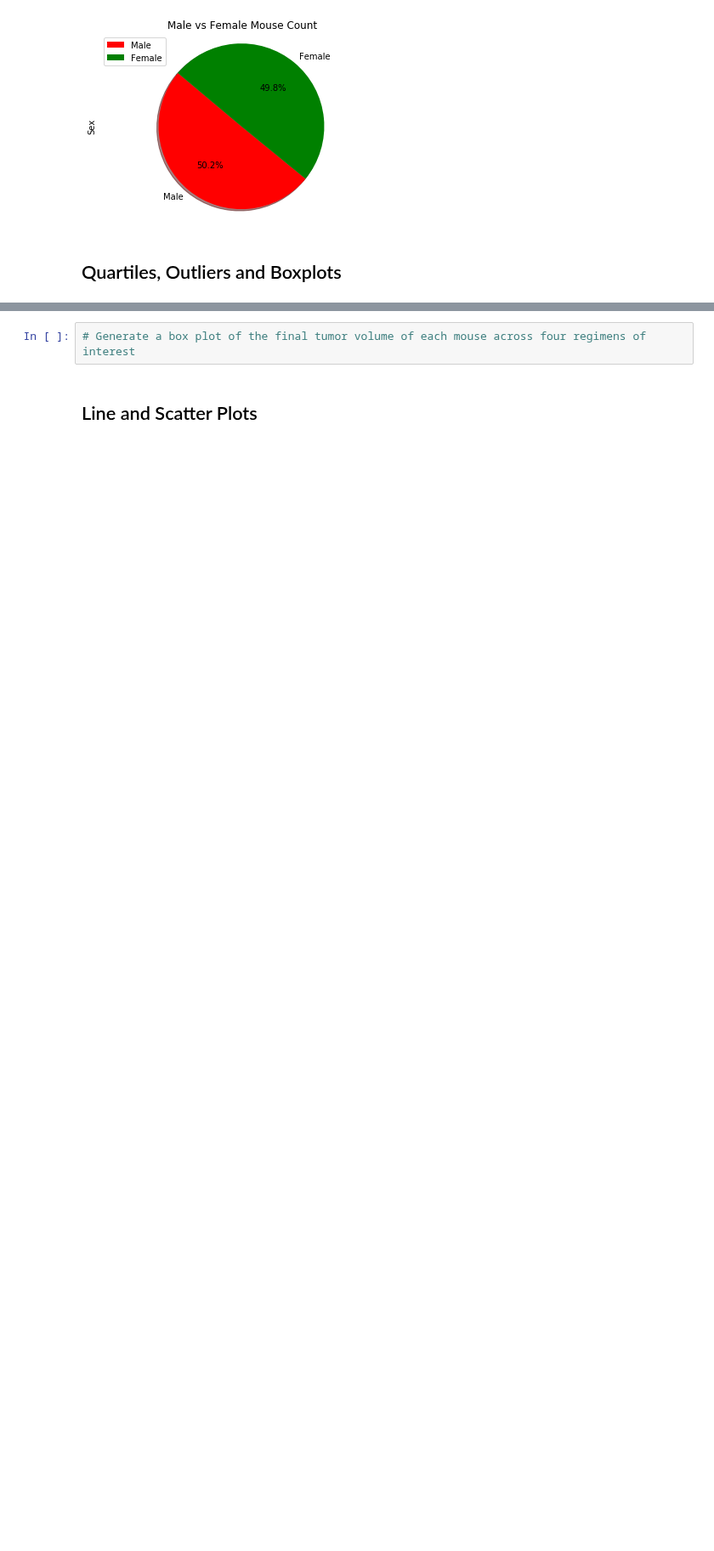
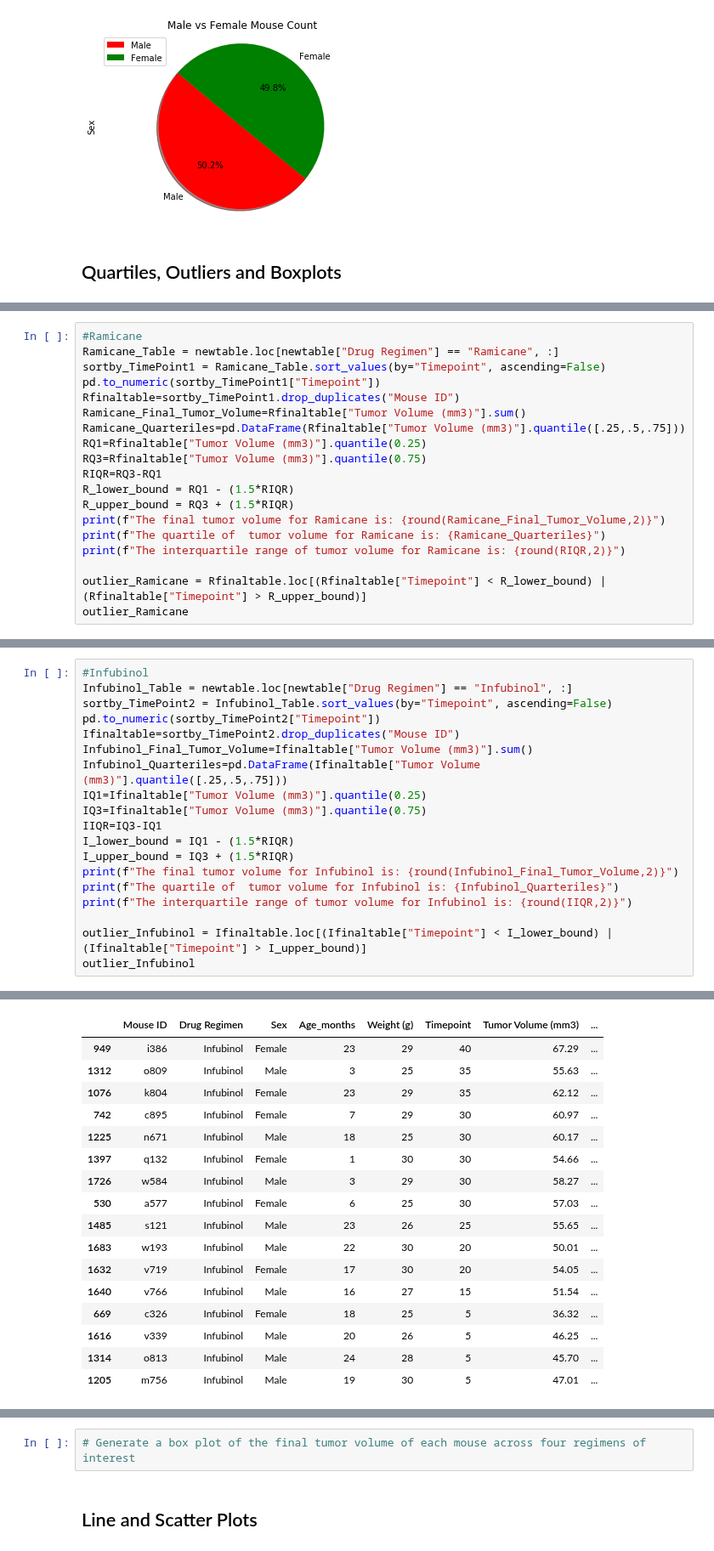
Before and after one commit to olivesun1213/Matplotlib, a Jupyter notebook: Unit 05 - Matplotlib_Homework_Instructions_Pymaceuticals_pymaceuticals_starter.ipynb, the cells around one changed output, grey strips where cells are left out. Shown at 85% size. Saved outputs shown, nothing was run; the diff lists cells and outputs as text; blank space fills up the shorter version.

```diff
--- a/Unit 05 - Matplotlib_Homework_Instructions_Pymaceuticals_pymaceuticals_starter.ipynb
+++ b/Unit 05 - Matplotlib_Homework_Instructions_Pymaceuticals_pymaceuticals_starter.ipynb
@@ -320,0 +330,19 @@ The interquartile range of tumor volume for Capomlin is: 7.78
+# %%
+#Ramicane
+Ramicane_Table = newtable.loc[newtable["Drug Regimen"] == "Ramicane", :]
+sortby_TimePoint1 = Ramicane_Table.sort_values(by="Timepoint", ascending=False)
+pd.to_numeric(sortby_TimePoint1["Timepoint"])
+Rfinaltable=sortby_TimePoint1.drop_duplicates("Mouse ID")
+Ramicane_Final_Tumor_Volume=Rfinaltable["Tumor Volume (mm3)"].sum()
+Ramicane_Quarteriles=pd.DataFrame(Rfinaltable["Tumor Volume (mm3)"].quantile([.25,.5,.75]))
+RQ1=Rfinaltable["Tumor Volume (mm3)"].quantile(0.25)
+RQ3=Rfinaltable["Tumor Volume (mm3)"].quantile(0.75)
+RIQR=RQ3-RQ1
+R_lower_bound = RQ1 - (1.5*RIQR)
+R_upper_bound = RQ3 + (1.5*RIQR)
+print(f"The final tumor volume for Ramicane is: {round(Ramicane_Final_Tumor_Volume,2)}")
+print(f"The quartile of  tumor volume for Ramicane is: {Ramicane_Quarteriles}")
+print(f"The interquartile range of tumor volume for Ramicane is: {round(RIQR,2)}")
+
+outlier_Ramicane = Rfinaltable.loc[(Rfinaltable["Timepoint"] < R_lower_bound) | (Rfinaltable["Timepoint"] > R_upper_bound)]
+outlier_Ramicane
@@ -320,0 +359,20 @@ The interquartile range of tumor volume for Capomlin is: 7.78
+# %%
+#Infubinol
+Infubinol_Table = newtable.loc[newtable["Drug Regimen"] == "Infubinol", :]
+sortby_TimePoint2 = Infubinol_Table.sort_values(by="Timepoint", ascending=False)
+pd.to_numeric(sortby_TimePoint2["Timepoint"])
+Ifinaltable=sortby_TimePoint2.drop_duplicates("Mouse ID")
+Infubinol_Final_Tumor_Volume=Ifinaltable["Tumor Volume (mm3)"].sum()
+Infubinol_Quarteriles=pd.DataFrame(Ifinaltable["Tumor Volume (mm3)"].quantile([.25,.5,.75]))
+IQ1=Ifinaltable["Tumor Volume (mm3)"].quantile(0.25)
+IQ3=Ifinaltable["Tumor Volume (mm3)"].quantile(0.75)
+IIQR=IQ3-IQ1
+I_lower_bound = IQ1 - (1.5*RIQR)
+I_upper_bound = IQ3 + (1.5*RIQR)
+print(f"The final tumor volume for Infubinol is: {round(Infubinol_Final_Tumor_Volume,2)}")
+print(f"The quartile of  tumor volume for Infubinol is: {Infubinol_Quarteriles}")
+print(f"The interquartile range of tumor volume for Infubinol is: {round(IIQR,2)}")
+
+outlier_Infubinol = Ifinaltable.loc[(Ifinaltable["Timepoint"] < I_lower_bound) | (Ifinaltable["Timepoint"] > I_upper_bound)]
+outlier_Infubinol
+# %% [output]
@@ -320,0 +385,17 @@ The interquartile range of tumor volume for Capomlin is: 7.78
+|  | Mouse ID | Drug Regimen | Sex | Age_months | Weight (g) | Timepoint | Tumor Volume (mm3) | ... |
+| 949 | i386 | Infubinol | Female | 23 | 29 | 40 | 67.29 | ... |
+| 1312 | o809 | Infubinol | Male | 3 | 25 | 35 | 55.63 | ... |
+| 1076 | k804 | Infubinol | Female | 23 | 29 | 35 | 62.12 | ... |
+| 742 | c895 | Infubinol | Female | 7 | 29 | 30 | 60.97 | ... |
+| 1225 | n671 | Infubinol | Male | 18 | 25 | 30 | 60.17 | ... |
+| 1397 | q132 | Infubinol | Female | 1 | 30 | 30 | 54.66 | ... |
+| 1726 | w584 | Infubinol | Male | 3 | 29 | 30 | 58.27 | ... |
+| 530 | a577 | Infubinol | Female | 6 | 25 | 30 | 57.03 | ... |
+| 1485 | s121 | Infubinol | Male | 23 | 26 | 25 | 55.65 | ... |
+| 1683 | w193 | Infubinol | Male | 22 | 30 | 20 | 50.01 | ... |
+| 1632 | v719 | Infubinol | Female | 17 | 30 | 20 | 54.05 | ... |
+| 1640 | v766 | Infubinol | Male | 16 | 27 | 15 | 51.54 | ... |
+| 669 | c326 | Infubinol | Female | 18 | 25 | 5 | 36.32 | ... |
+| 1616 | v339 | Infubinol | Male | 20 | 26 | 5 | 46.25 | ... |
+| 1314 | o813 | Infubinol | Male | 24 | 28 | 5 | 45.70 | ... |
+| 1205 | m756 | Infubinol | Male | 19 | 30 | 5 | 47.01 | ... |
```
Also changed, not shown: parts of 4 cells of this notebook.
